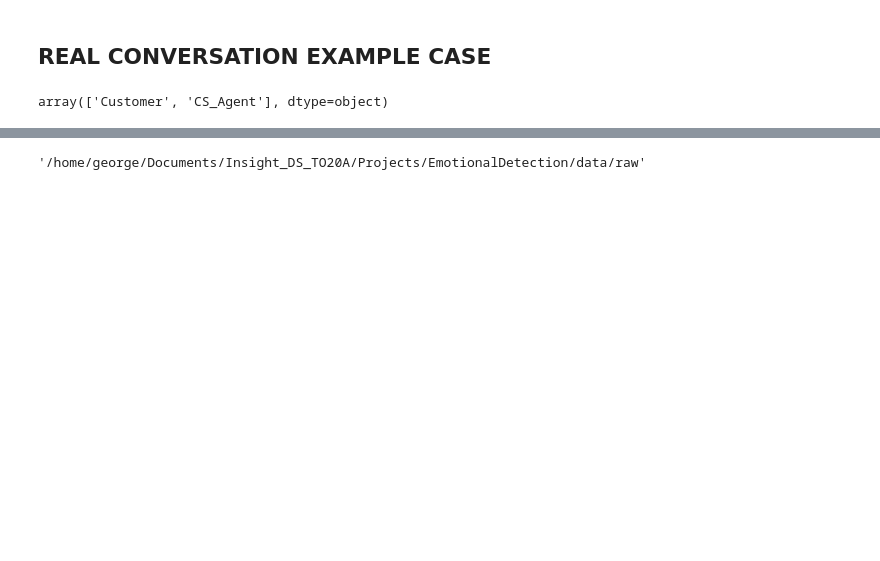
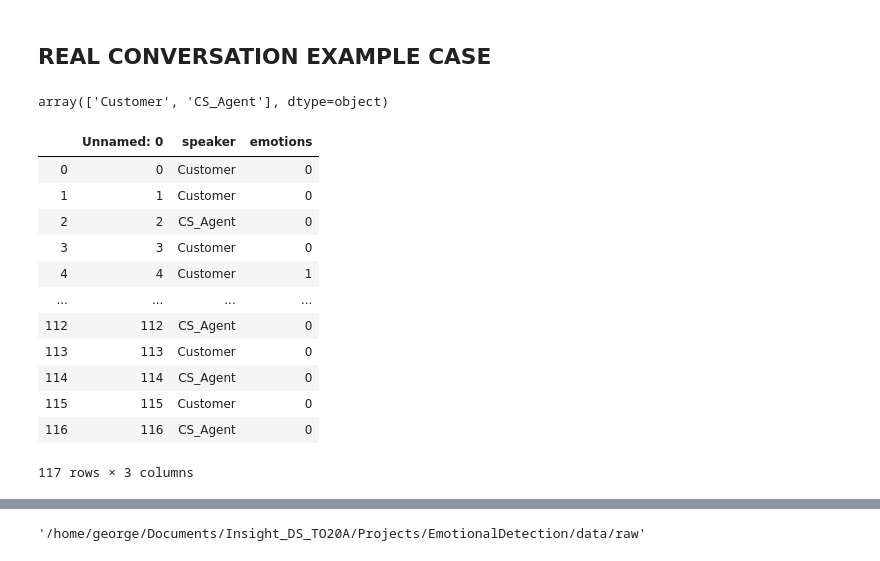
Before and after one commit to georgejconidis/EmotionalSage, a Jupyter notebook: notebooks/EmotionalSentiment_Data_Analysis_USAirlines.ipynb, the cells around one changed output, grey strips where cells are left out. Saved outputs shown, nothing was run; the diff lists cells and outputs as text; code cells hidden in the pictures; blank space fills up the shorter version.

```diff
--- a/notebooks/EmotionalSentiment_Data_Analysis_USAirlines.ipynb
+++ b/notebooks/EmotionalSentiment_Data_Analysis_USAirlines.ipynb
@@ -315 +301,19 @@ array(['Customer', 'CS_Agent'], dtype=object)
+# %%
+chat_df = pd.read_csv('chat_df.csv')#, chat_df.drop(columns=["Unnamed: 0"])
+# %%
+chat_df
+# %% [output]
+|  | Unnamed: 0 | speaker | emotions |
+| 0 | 0 | Customer | 0 |
+| 1 | 1 | Customer | 0 |
+| 2 | 2 | CS_Agent | 0 |
+| 3 | 3 | Customer | 0 |
+| 4 | 4 | Customer | 1 |
+| ... | ... | ... | ... |
+| 112 | 112 | CS_Agent | 0 |
+| 113 | 113 | Customer | 0 |
+| 114 | 114 | CS_Agent | 0 |
+| 115 | 115 | Customer | 0 |
+| 116 | 116 | CS_Agent | 0 |
+117 rows × 3 columns
 # %%
```
Also changed, not shown: parts of 31 cells of this notebook, 7 other files.
